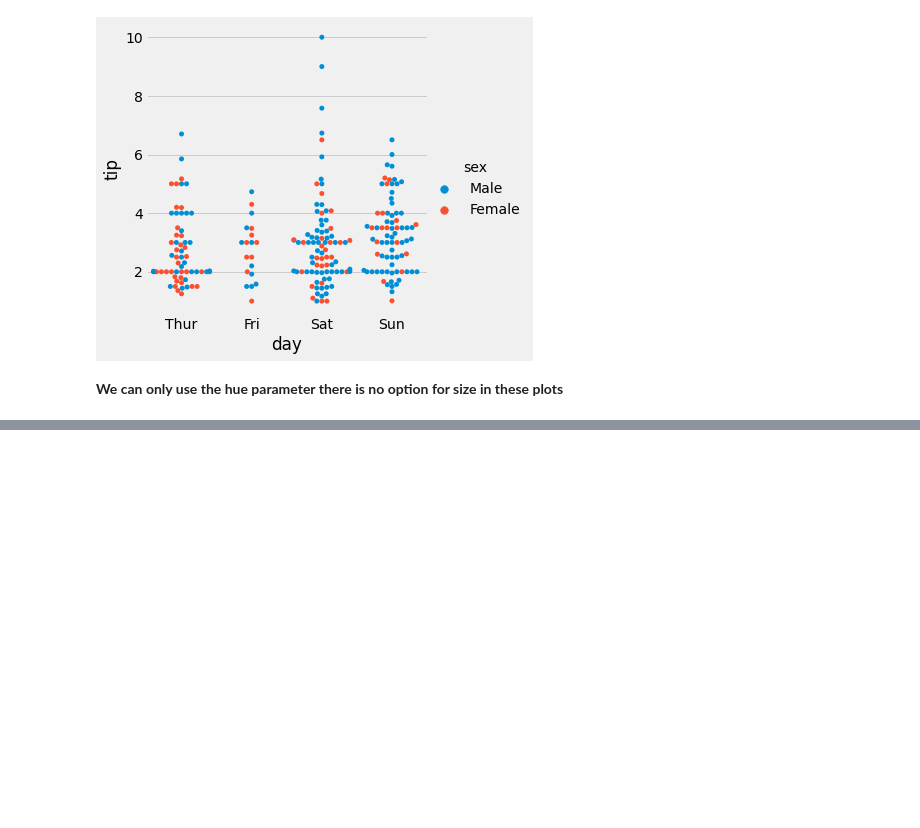
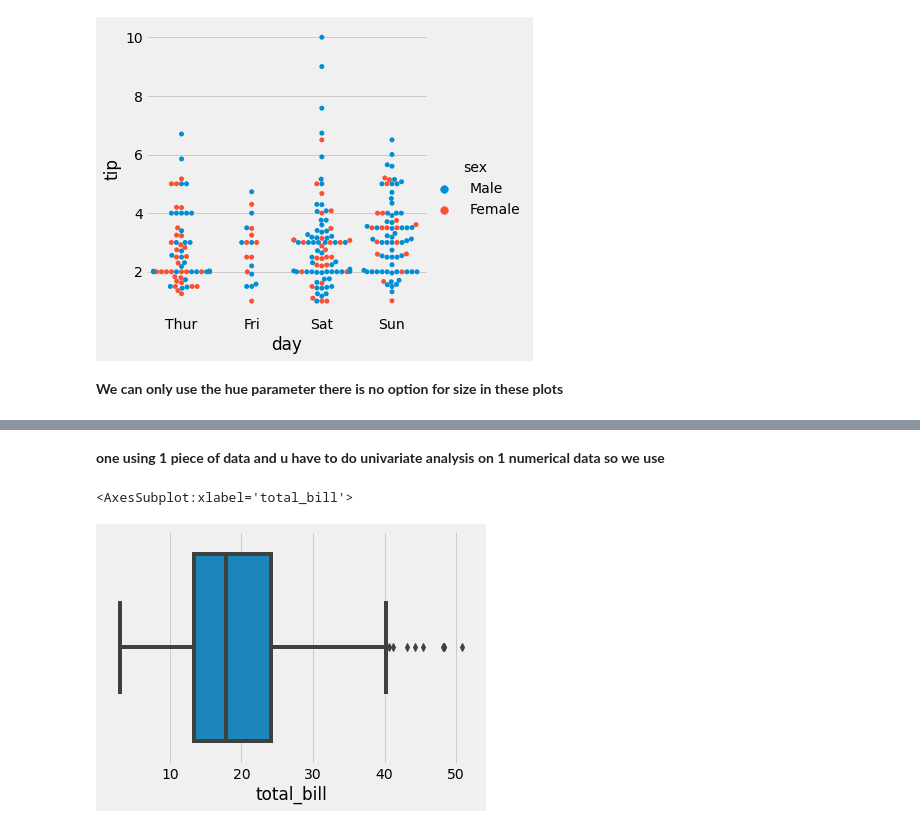
Before and after one commit to Hamza-Tahirr/Seaborn, a Jupyter notebook: Seaborn .ipynb, the cells around one changed output, grey strips where cells are left out. Cells and saved outputs as stored; diff of their text form; code cells hidden in the pictures; blank space fills up the shorter version.

Commit message:
Box Plots
# for deeper insights
sns.catplot(x='____',y='______',hue ='______', kind='box', data=____)

```diff
--- a/Seaborn .ipynb
+++ b/Seaborn .ipynb
@@ -141,0 +152,8 @@ sns.catplot(x='day',y='tip', kind='swarm', hue='sex',data=tips)
+# %% [markdown]
+**one using 1 piece of data and u have to do univariate analysis on 1 numerical data so we use**
+# %%
+#for first method
+sns.boxplot(tips['total_bill'])
+# %% [output]
+<AxesSubplot:xlabel='total_bill'>
+[figure, added]
```
Also changed, not shown: parts of 6 cells of this notebook.
